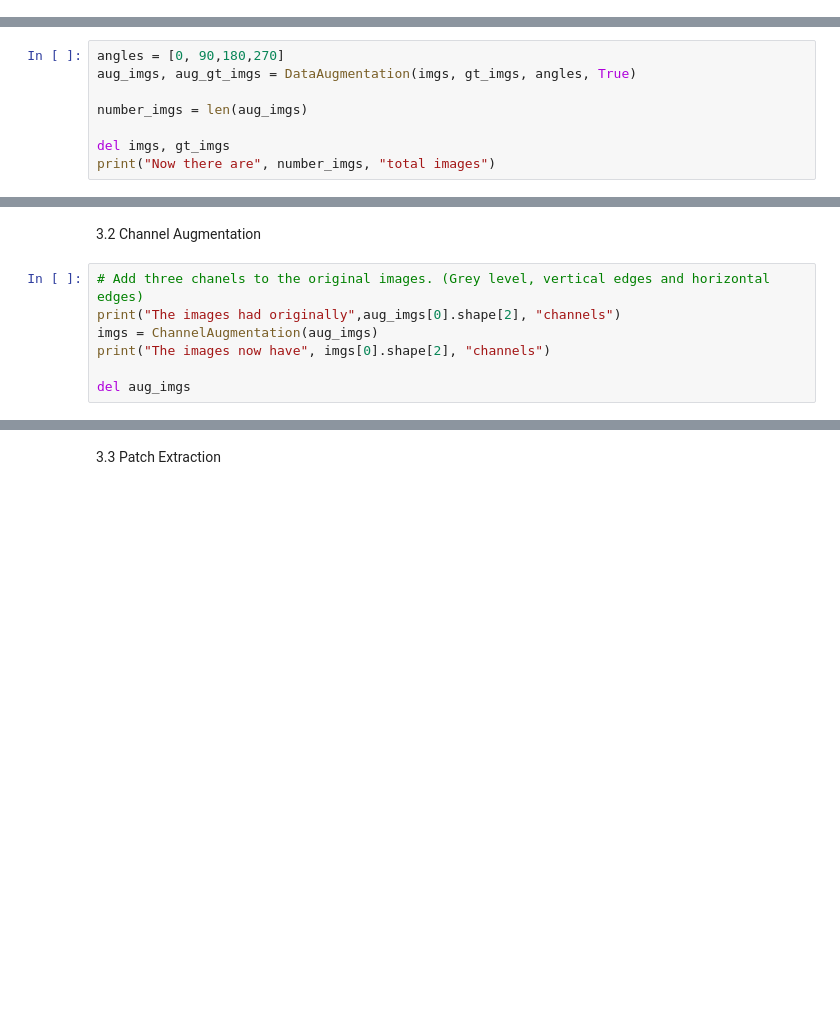
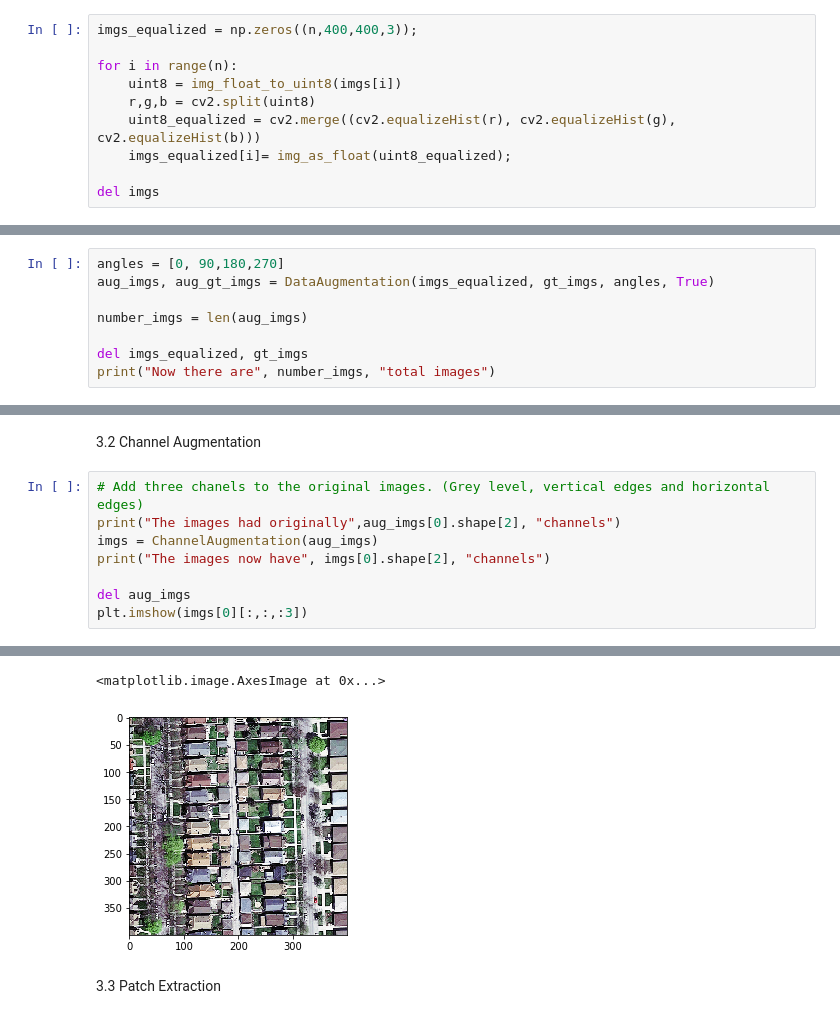
Before and after one commit to emdezla/RoadSegmentation, a Jupyter notebook: Tyler/Data Manipulation.ipynb, the cells around one changed output, grey strips where cells are left out. Cells and saved outputs as stored; diff of their text form; blank space fills up the shorter version.

Commit message:
incorporating equalization into data manip

```diff
--- a/Tyler/Data Manipulation.ipynb
+++ b/Tyler/Data Manipulation.ipynb
@@ -109 +114,11 @@ Saved X_test variable to Xtest_2D_patch16_channels14.pickle
+# %%
+imgs_equalized = np.zeros((n,400,400,3));
+
+for i in range(n):
+    uint8 = img_float_to_uint8(imgs[i])
+    r,g,b = cv2.split(uint8)
+    uint8_equalized = cv2.merge((cv2.equalizeHist(r), cv2.equalizeHist(g), cv2.equalizeHist(b)))
+    imgs_equalized[i]= img_as_float(uint8_equalized);
+
+del imgs
 # %% [markdown]
@@ -111,10 +126,10 @@ Saved X_test variable to Xtest_2D_patch16_channels14.pickle
 # %%
 angles = [0, 90,180,270]
-aug_imgs, aug_gt_imgs = DataAugmentation(imgs, gt_imgs, angles, True)
+aug_imgs, aug_gt_imgs = DataAugmentation(imgs_equalized, gt_imgs, angles, True)
 
 number_imgs = len(aug_imgs)
 
-del imgs, gt_imgs
+del imgs_equalized, gt_imgs
 print("Now there are", number_imgs, "total images")
 # %% [output]
 Augmenting the data with the images rotated by 0 deg.
@@ -132,4 +147,5 @@ imgs = ChannelAugmentation(aug_imgs)
 print("The images now have", imgs[0].shape[2], "channels")
 
 del aug_imgs
+plt.imshow(imgs[0][:,:,:3])
 # %% [output]
@@ -138,3 +154,5 @@ The images have now  6 channels
+<matplotlib.image.AxesImage at 0x...>
+[figure, added]
 # %% [markdown]
 3.3 Patch Extraction
 # %%
```
Also changed, not shown: parts of 5 cells of this notebook, 1 other file.
